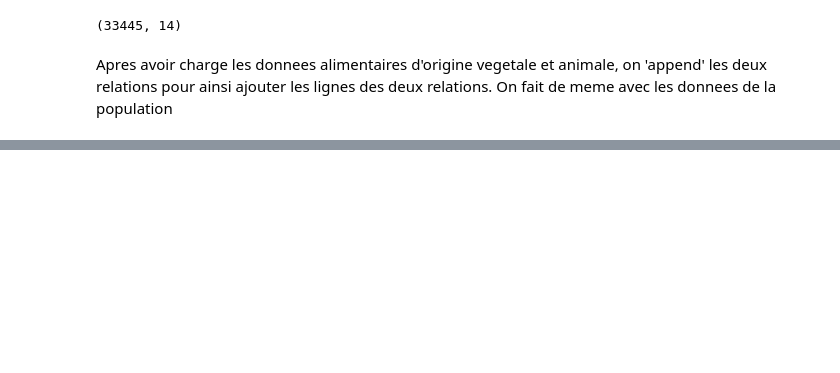
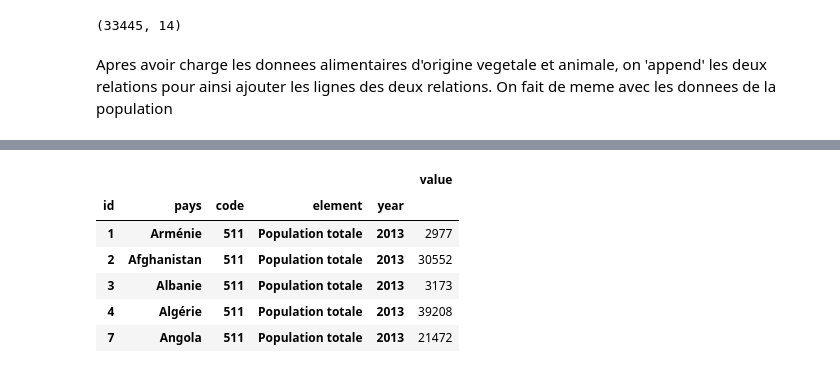
Before and after one commit to Sh4mSh4m/OCR_DA_proj3, a Jupyter notebook: projet3_fao.ipynb, the cells around one changed output, grey strips where cells are left out. Drawn from its saved outputs; the diff is of its cells as text; code cells hidden in the pictures; blank space fills up the shorter version.

```diff
--- a/projet3_fao.ipynb
+++ b/projet3_fao.ipynb
@@ -186,0 +206,15 @@ food.head(20)
+# %%
+pop = population.pivot_table(
+    index=["id","pays","code","element","year"],
+    #columns=["element"],
+    values=["value"]
+)
+pop.head()
+# %% [output]
+|  |  |  |  |  | value |
+| id | pays | code | element | year |  |
+| 1 | Arménie | 511 | Population totale | 2013 | 2977 |
+| 2 | Afghanistan | 511 | Population totale | 2013 | 30552 |
+| 3 | Albanie | 511 | Population totale | 2013 | 3173 |
+| 4 | Algérie | 511 | Population totale | 2013 | 39208 |
+| 7 | Angola | 511 | Population totale | 2013 | 21472 |
```
Also changed, not shown: parts of 14 cells of this notebook.
